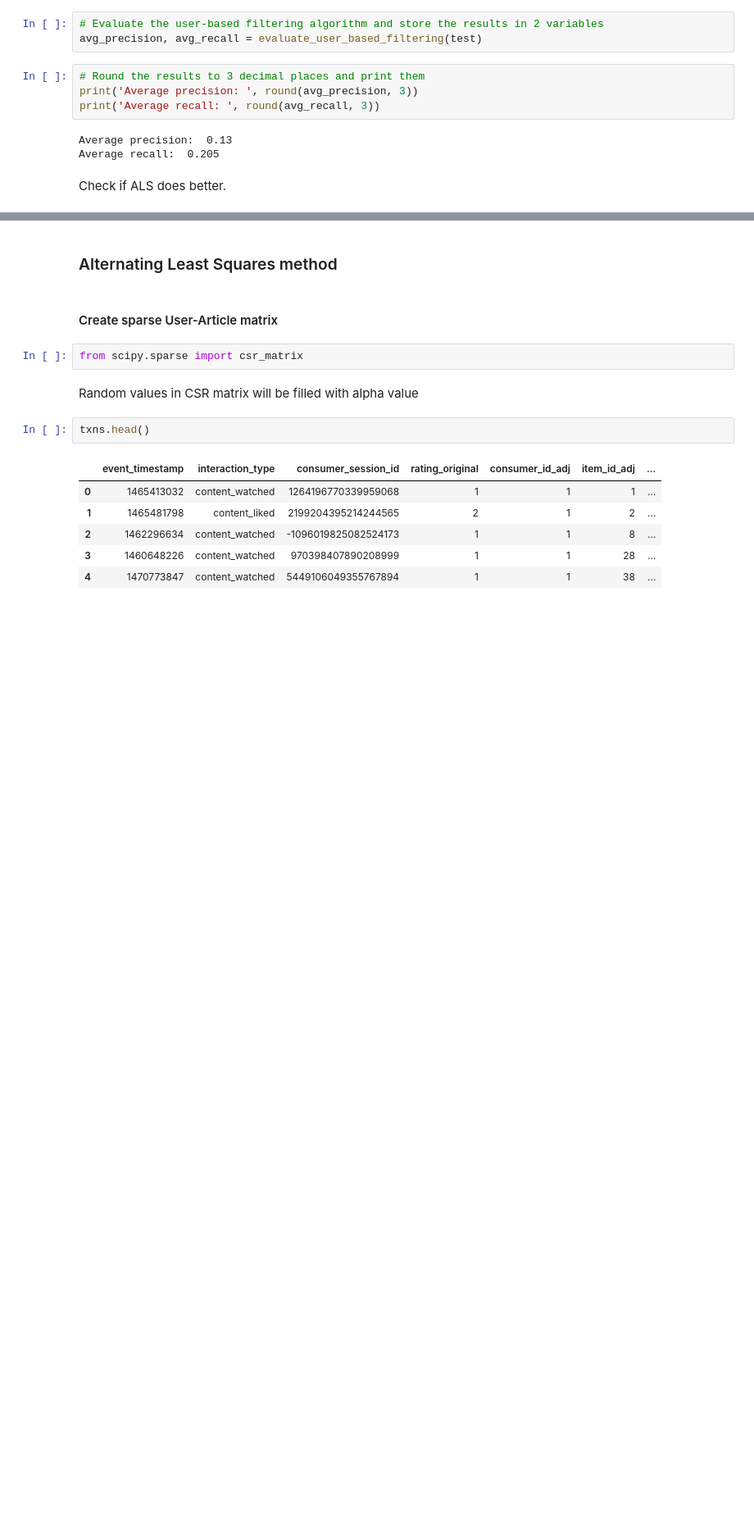
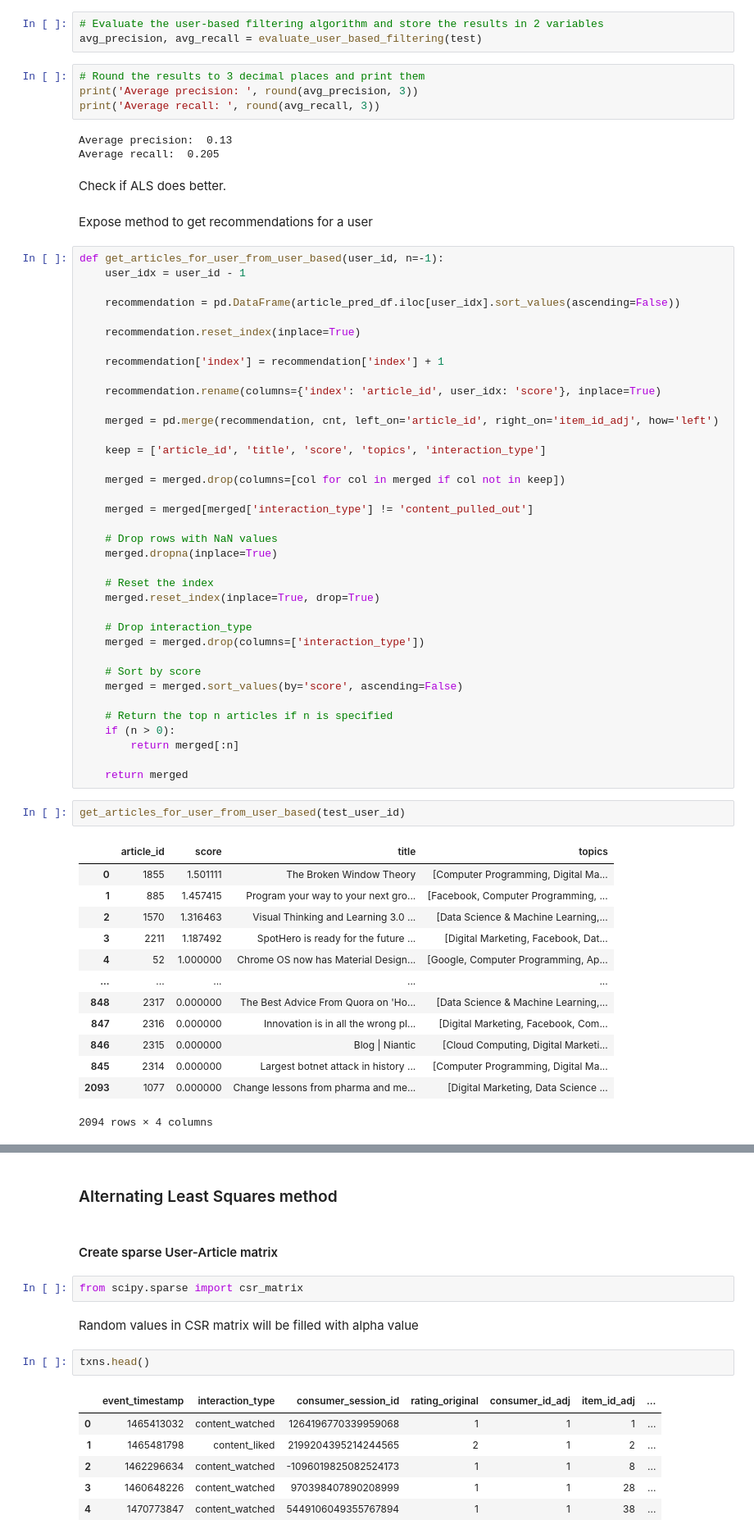
Before and after one commit to kavurisrikanth/news-recommender-capstone, a Jupyter notebook: basics/data.ipynb, the cells around one changed output, grey strips where cells are left out. Shown at 82% size. Saved outputs shown, nothing was run; the diff lists cells and outputs as text; blank space fills up the shorter version.

Commit message:
User-based method exposed

```diff
--- a/basics/data.ipynb
+++ b/basics/data.ipynb
@@ -1412,3 +1412,58 @@ Average precision:  0.13
 Average recall:  0.205
 # %% [markdown]
 Check if ALS does better.
+# %% [markdown]
+Expose method to get recommendations for a user
+# %%
+def get_articles_for_user_from_user_based(user_id, n=-1):
+    user_idx = user_id - 1
+
+    recommendation = pd.DataFrame(article_pred_df.iloc[user_idx].sort_values(ascending=False))
+
+    recommendation.reset_index(inplace=True)
+
+    recommendation['index'] = recommendation['index'] + 1
+
+    recommendation.rename(columns={'index': 'article_id', user_idx: 'score'}, inplace=True)
+
+    merged = pd.merge(recommendation, cnt, left_on='article_id', right_on='item_id_adj', how='left')
+
+    keep = ['article_id', 'title', 'score', 'topics', 'interaction_type']
+
+    merged = merged.drop(columns=[col for col in merged if col not in keep])
+
+    merged = merged[merged['interaction_type'] != 'content_pulled_out']
+
+    # Drop rows with NaN values
+    merged.dropna(inplace=True)
+
+    # Reset the index
+    merged.reset_index(inplace=True, drop=True)
+
+    # Drop interaction_type
+    merged = merged.drop(columns=['interaction_type'])
+
+    # Sort by score
+    merged = merged.sort_values(by='score', ascending=False)
+
+    # Return the top n articles if n is specified
+    if (n > 0):
+        return merged[:n]
+
+    return merged
+# %%
+get_articles_for_user_from_user_based(test_user_id)
+# %% [output]
+|  | article_id | score | title | topics |
+| 0 | 1855 | 1.501111 | The Broken Window Theory | [Computer Programming, Digital Ma... |
+| 1 | 885 | 1.457415 | Program your way to your next gro... | [Facebook, Computer Programming, ... |
+| 2 | 1570 | 1.316463 | Visual Thinking and Learning 3.0 ... | [Data Science & Machine Learning,... |
+| 3 | 2211 | 1.187492 | SpotHero is ready for the future ... | [Digital Marketing, Facebook, Dat... |
+| 4 | 52 | 1.000000 | Chrome OS now has Material Design... | [Google, Computer Programming, Ap... |
+| ... | ... | ... | ... | ... |
+| 848 | 2317 | 0.000000 | The Best Advice From Quora on 'Ho... | [Data Science & Machine Learning,... |
+| 847 | 2316 | 0.000000 | Innovation is in all the wrong pl... | [Digital Marketing, Facebook, Com... |
+| 846 | 2315 | 0.000000 | Blog | Niantic | [Cloud Computing, Digital Marketi... |
+| 845 | 2314 | 0.000000 | Largest botnet attack in history ... | [Computer Programming, Digital Ma... |
+| 2093 | 1077 | 0.000000 | Change lessons from pharma and me... | [Digital Marketing, Data Science ... |
+2094 rows × 4 columns
```
Also changed, not shown: parts of 1 cell of this notebook.
